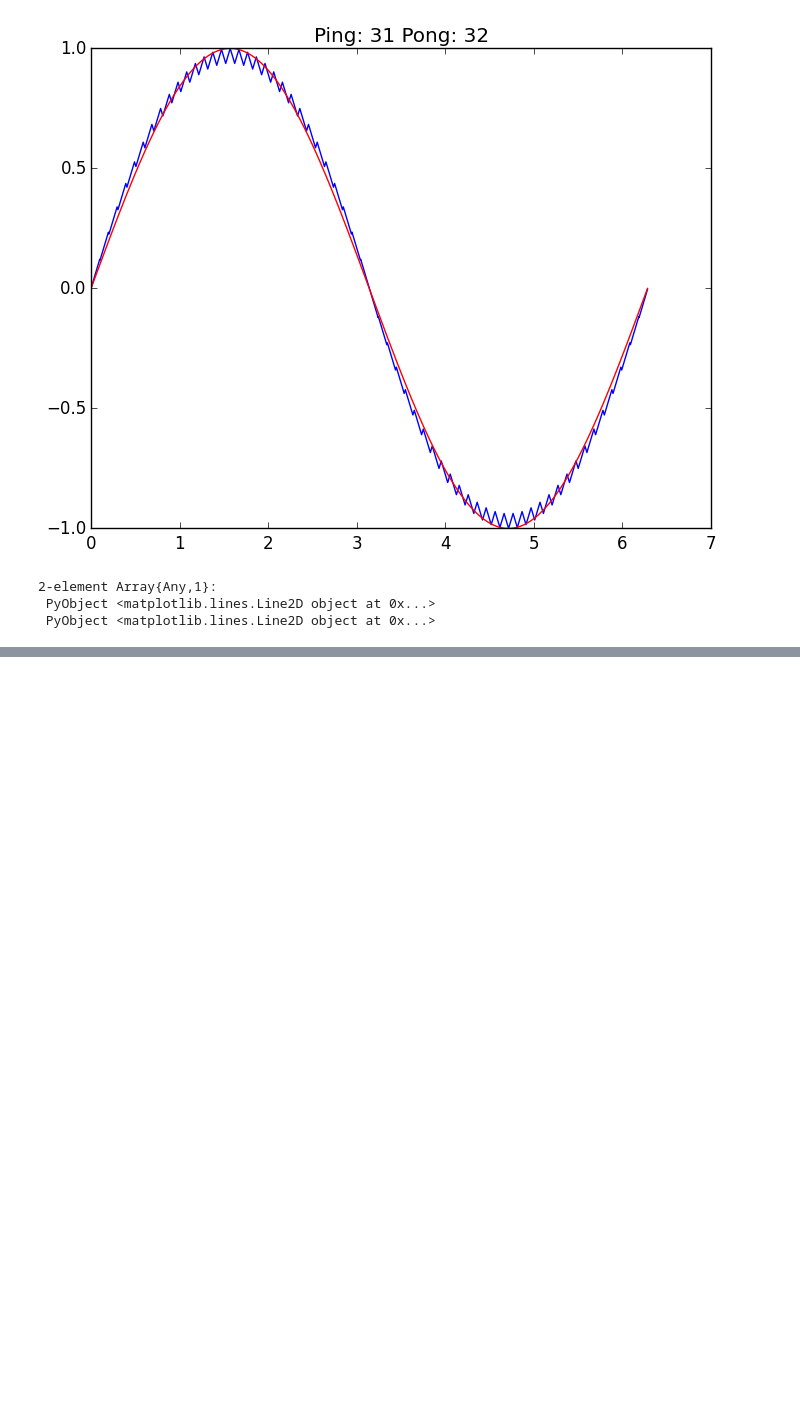
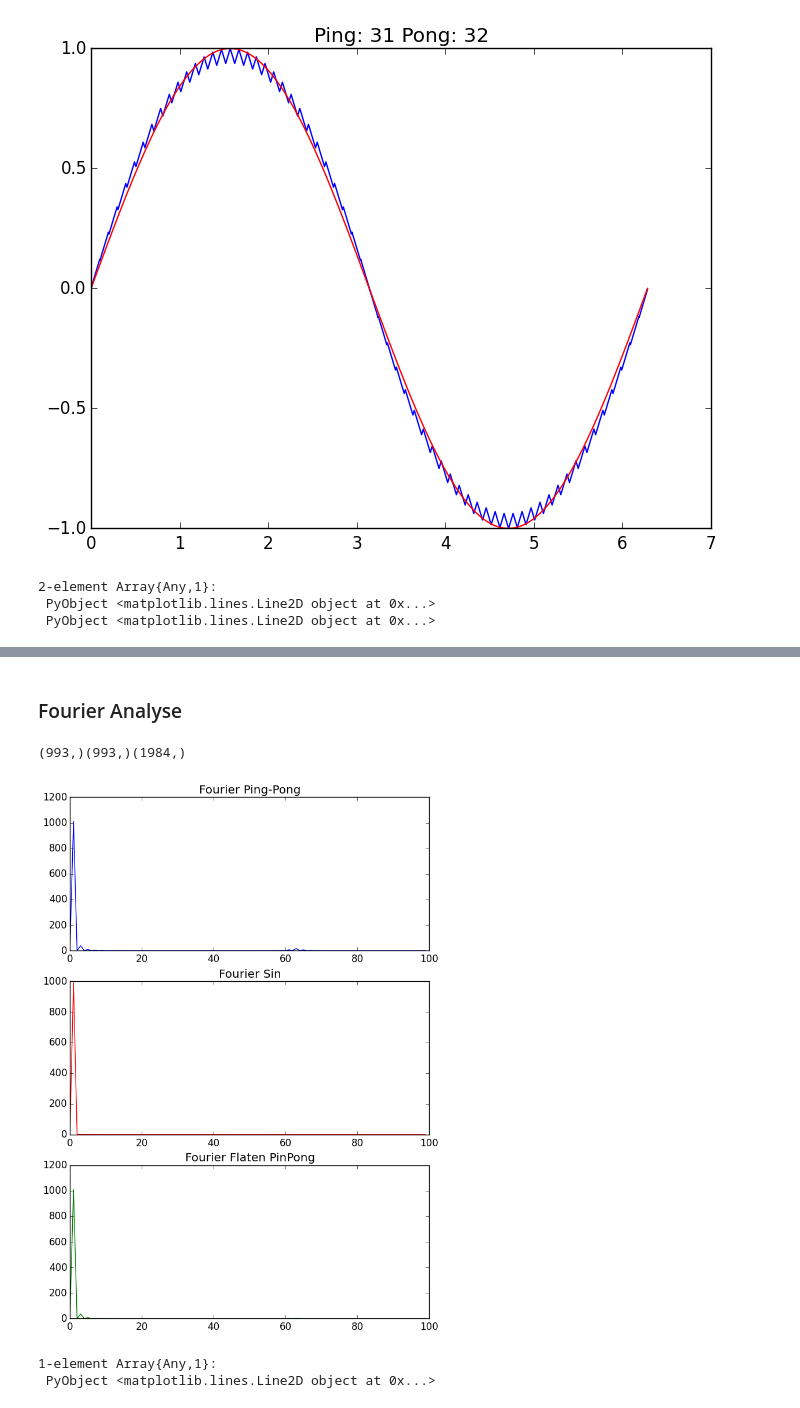
Before and after one commit to mgje/Python-Mathematik-Beispiele, a Jupyter notebook: notebook/Sin_Approximation.ipynb, the cells around one changed output, grey strips where cells are left out. Drawn from its saved outputs; the diff is of its cells as text; code cells hidden in the pictures; blank space fills up the shorter version.

```diff
--- a/notebook/Sin_Approximation.ipynb
+++ b/notebook/Sin_Approximation.ipynb
@@ -123,0 +161,32 @@ plot(x, y2,"b-", x,y3,"r-", linewidth=1.0)
+# %% [markdown]
+### Fourier Analyse
+# %%
+b1 = abs(rfft(y3))
+b2 = abs(rfft(y2))
+b3 = abs(rfft(y4))
+
+x = linspace(0,2*pi/(ping*pong*periods),int(periods*ping*pong/4)+1)
+#ylim((-0.003,0.007))
+#plot(b1,"r-",b2,"b-",b3,"g-", linewidth=1.0)
+subplots_adjust(top=1.6)
+subplot(311)
+title("Fourier Ping-Pong")
+print(size(x))
+print(size(b2))
+print(size(y2))
+
+
+plot(b2[1:100],"b-", linewidth=1.0)
+
+subplot(312)
+title("Fourier Sin")
+plot(b1[1:100],"r-", linewidth=1.0)
+
+subplot(313)
+title("Fourier Flaten PinPong")
+plot(b3[1:100],"g-", linewidth=1.0)
+# %% [output]
+(993,)(993,)(1984,)
+[figure, added]
+1-element Array{Any,1}:
+ PyObject <matplotlib.lines.Line2D object at 0x...>
```
Also changed, not shown: parts of 20 cells of this notebook.
